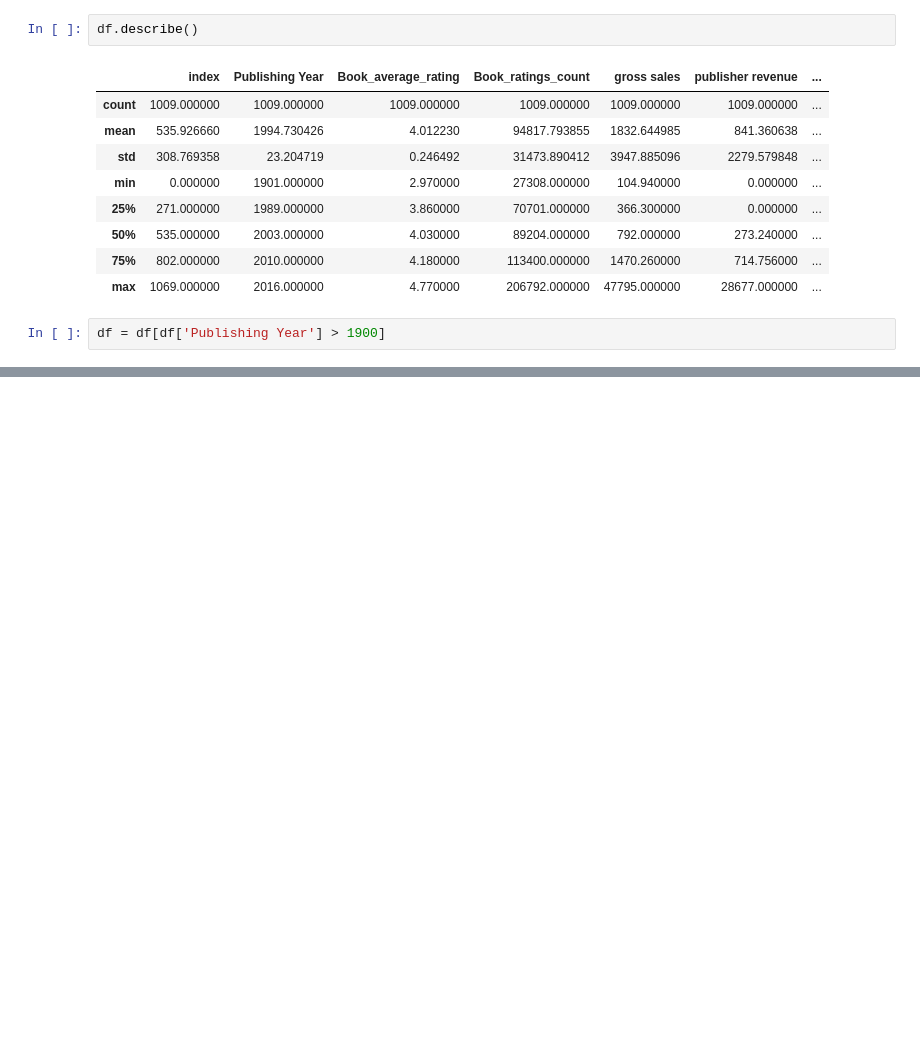
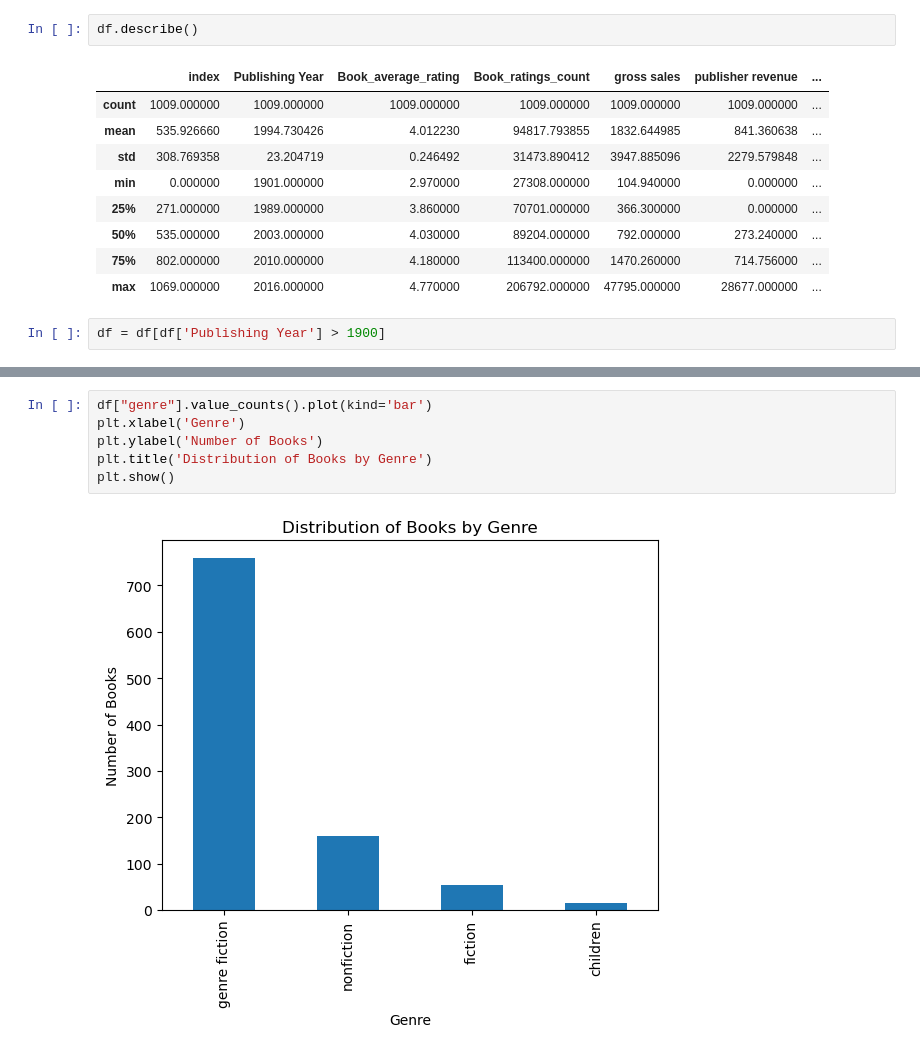
Before and after one commit to Rifqi-Setiawan/book-sales-analysis, a Jupyter notebook: EDA_Books_Data.ipynb, the cells around one changed output, grey strips where cells are left out. Saved outputs shown, nothing was run; the diff lists cells and outputs as text; blank space fills up the shorter version.

```diff
--- a/EDA_Books_Data.ipynb
+++ b/EDA_Books_Data.ipynb
@@ -48,0 +82,8 @@ dtype: int64
+# %%
+df["genre"].value_counts().plot(kind='bar')
+plt.xlabel('Genre')
+plt.ylabel('Number of Books')
+plt.title('Distribution of Books by Genre')
+plt.show()
+# %% [output]
+[figure, added]
```
Also changed, not shown: parts of 6 cells of this notebook.
